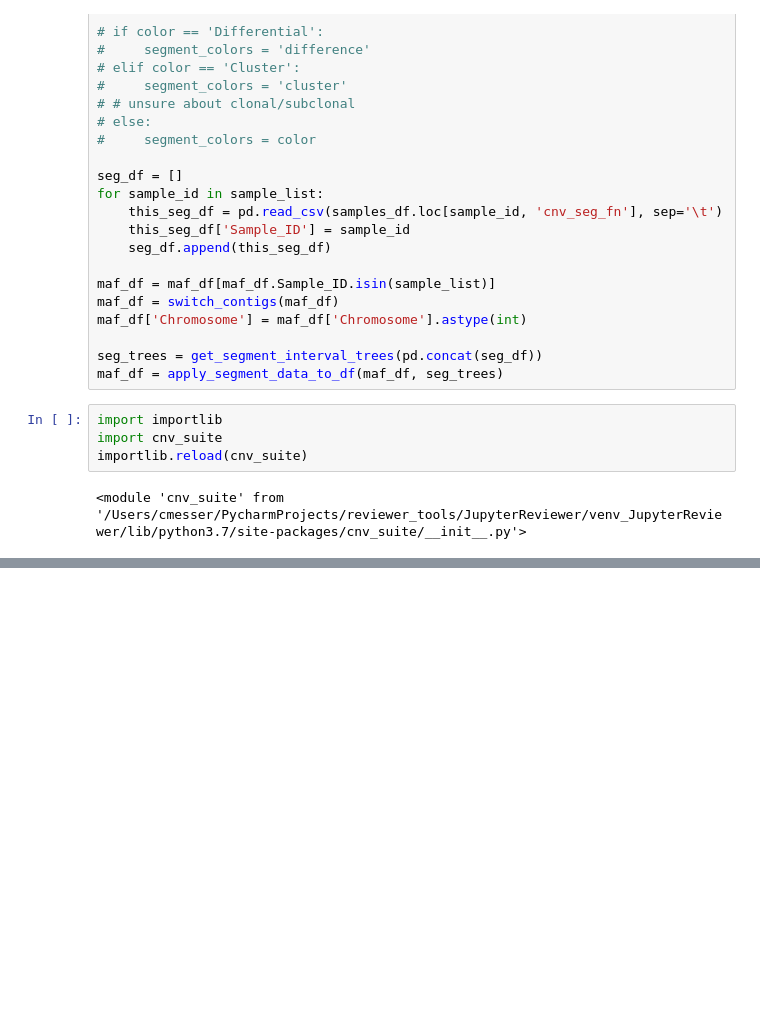
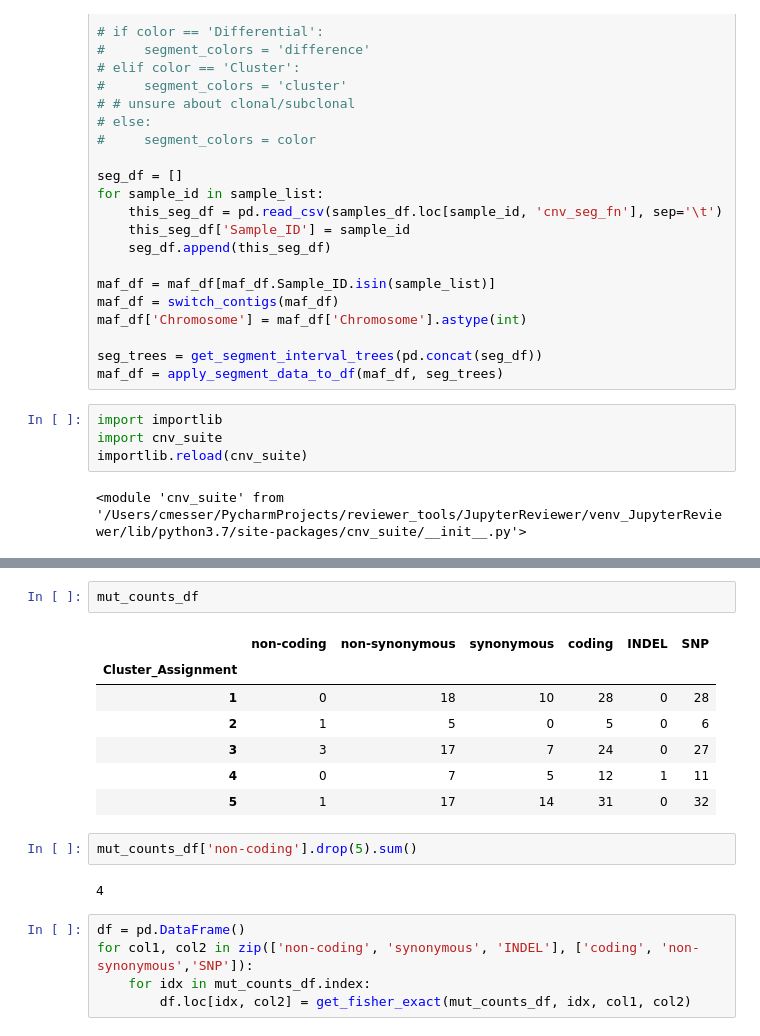
Before and after one commit to getzlab/AnnoMate, a Jupyter notebook: JupyterReviewer/Reviewers/PhylogicReviewer.ipynb, the cells around one changed output, grey strips where cells are left out. Cells and saved outputs as stored; diff of their text form; blank space fills up the shorter version.

```diff
--- a/JupyterReviewer/Reviewers/PhylogicReviewer.ipynb
+++ b/JupyterReviewer/Reviewers/PhylogicReviewer.ipynb
@@ -315,0 +403,19 @@ importlib.reload(cnv_suite)
+# %%
+mut_counts_df
+# %% [output]
+|  | non-coding | non-synonymous | synonymous | coding | INDEL | SNP |
+| Cluster_Assignment |  |  |  |  |  |  |
+| 1 | 0 | 18 | 10 | 28 | 0 | 28 |
+| 2 | 1 | 5 | 0 | 5 | 0 | 6 |
+| 3 | 3 | 17 | 7 | 24 | 0 | 27 |
+| 4 | 0 | 7 | 5 | 12 | 1 | 11 |
+| 5 | 1 | 17 | 14 | 31 | 0 | 32 |
+# %%
+mut_counts_df['non-coding'].drop(5).sum()
+# %% [output]
+4
+# %%
+df = pd.DataFrame()
+for col1, col2 in zip(['non-coding', 'synonymous', 'INDEL'], ['coding', 'non-synonymous','SNP']):
+    for idx in mut_counts_df.index:
+        df.loc[idx, col2] = get_fisher_exact(mut_counts_df, idx, col1, col2)
```
Also changed, not shown: parts of 20 cells of this notebook.
